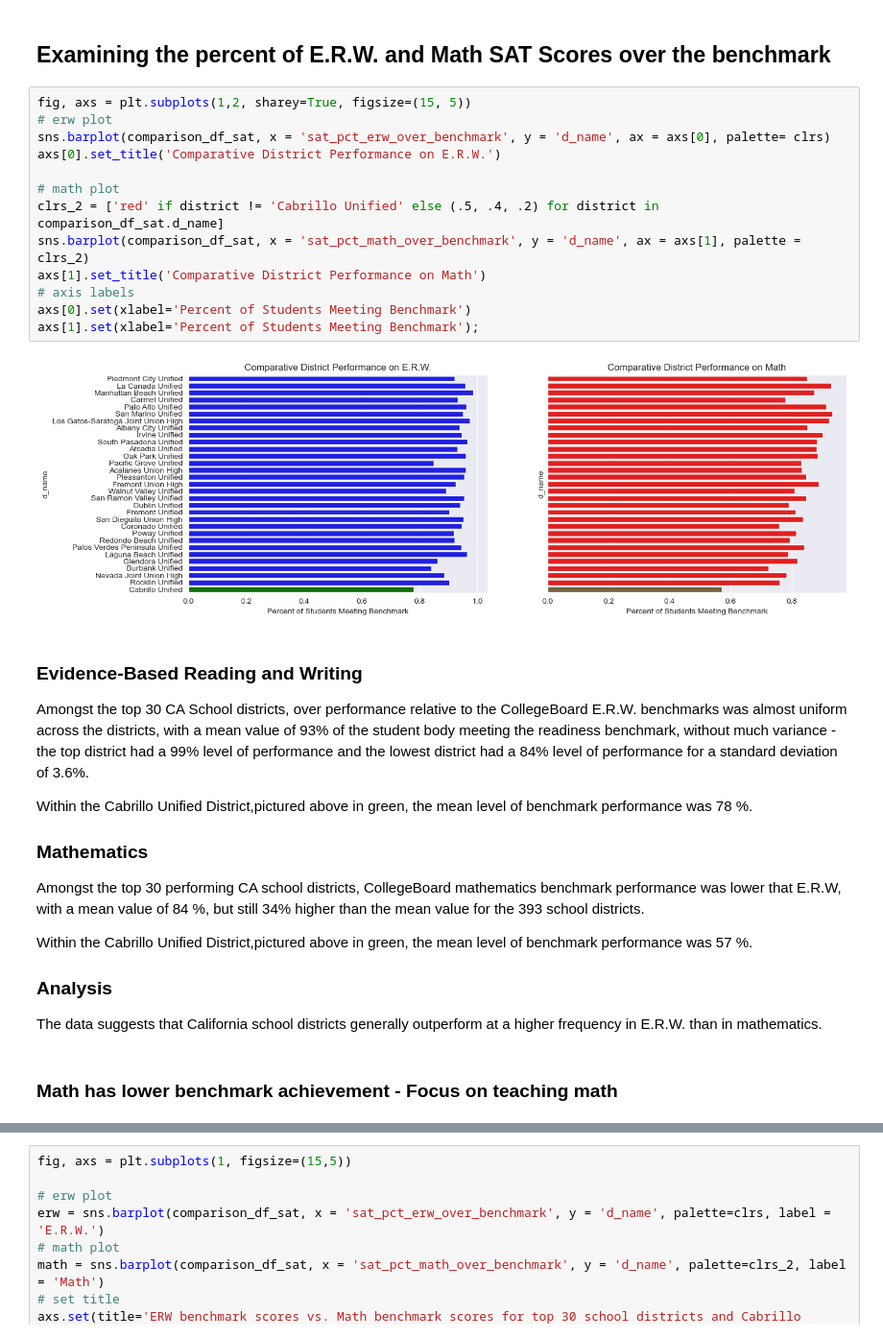
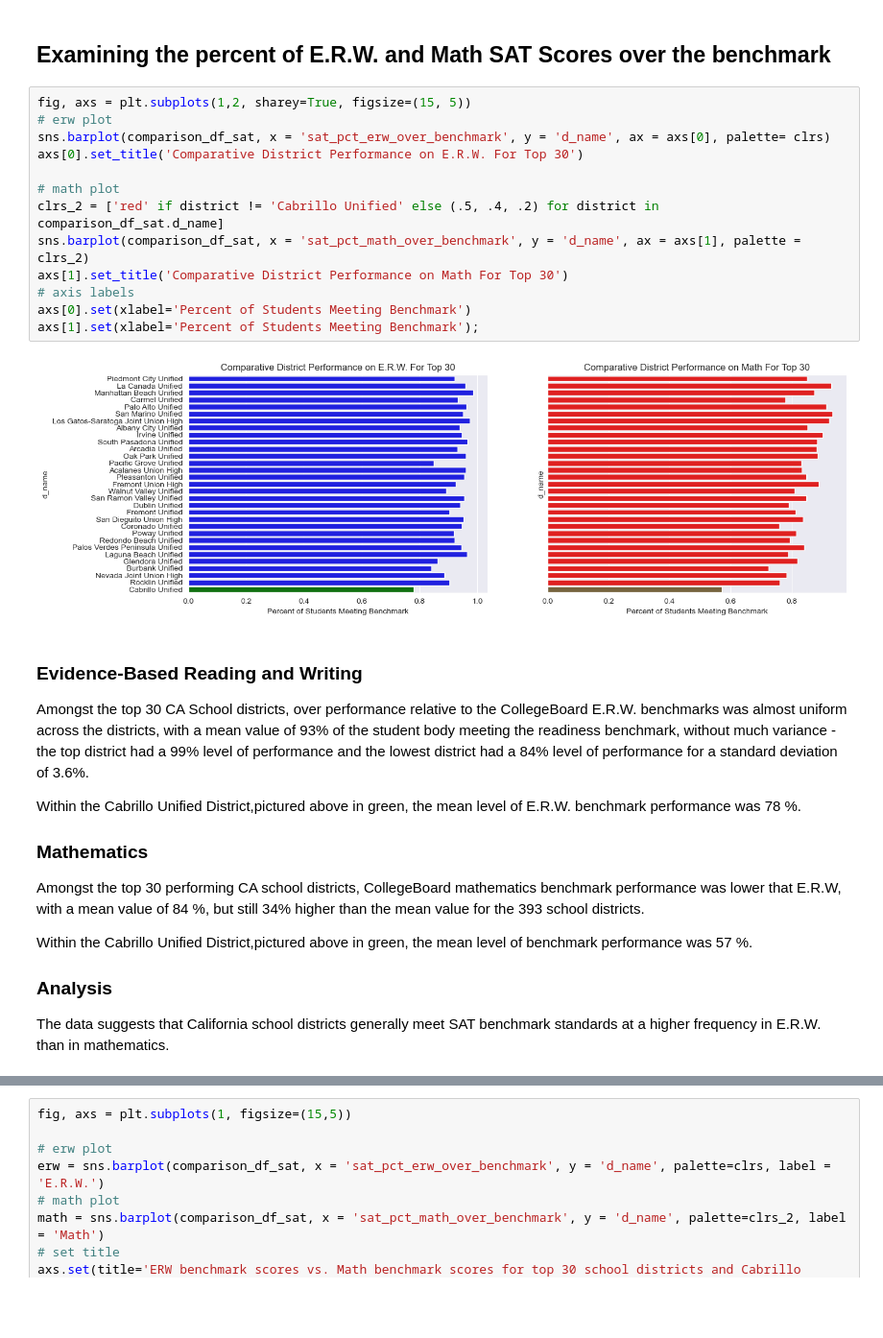
Before and after one commit to AlexSpradling/california_sat_analysis, a Jupyter notebook: code/Alex-Project1.ipynb, the cells around one changed output, grey strips where cells are left out. Shown at 96% size. Saved outputs shown, nothing was run; the diff lists cells and outputs as text; blank space fills up the shorter version.

Commit message:
Added math effects and changed correlation matrix.

```diff
--- a/code/Alex-Project1.ipynb
+++ b/code/Alex-Project1.ipynb
@@ -918,24 +971,24 @@ The difference in benchmark performance between the upper 30 CA school districts
 # %%
 fig, axs = plt.subplots(1,2, sharey=True, figsize=(15, 5))
 # erw plot
 sns.barplot(comparison_df_sat, x = 'sat_pct_erw_over_benchmark', y = 'd_name', ax = axs[0], palette= clrs)
-axs[0].set_title('Comparative District Performance on E.R.W.')
+axs[0].set_title('Comparative District Performance on E.R.W. For Top 30')
 
 # math plot
 clrs_2 = ['red' if district != 'Cabrillo Unified' else (.5, .4, .2) for district in comparison_df_sat.d_name]
 sns.barplot(comparison_df_sat, x = 'sat_pct_math_over_benchmark', y = 'd_name', ax = axs[1], palette = clrs_2)
-axs[1].set_title('Comparative District Performance on Math')
+axs[1].set_title('Comparative District Performance on Math For Top 30')
 # axis labels
 axs[0].set(xlabel='Percent of Students Meeting Benchmark')
 axs[1].set(xlabel='Percent of Students Meeting Benchmark');
 # %% [output]
-[figure, old version]
+[figure, new version]
 # %% [markdown]
 
 ### Evidence-Based Reading and Writing
 Amongst the top 30 CA School districts, over performance relative to the CollegeBoard E.R.W. benchmarks was almost uniform across the districts, with a mean value of 93% of the student body meeting the readiness benchmark, without much variance - the top district had a 99% level of performance and the lowest district had a 84% level of performance for a standard deviation of 3.6%.
 
-Within the Cabrillo Unified District,pictured above in green, the mean level of benchmark performance was 78 %.
+Within the Cabrillo Unified District,pictured above in green, the mean level of E.R.W. benchmark performance was 78 %.
 
 ### Mathematics
 
@@ -944,6 +997,4 @@ Amongst the top 30 performing CA school districts, CollegeBoard mathematics benc
 Within the Cabrillo Unified District,pictured above in green, the mean level of benchmark performance was 57 %.
 ### Analysis
 
-The data suggests that California school districts generally outperform at a higher frequency in E.R.W. than in mathematics.
+The data suggests that California school districts generally meet SAT benchmark standards at a higher frequency in E.R.W. than in mathematics.
-# %% [markdown]
-### Math has lower benchmark achievement - Focus on teaching math
```
Also changed, not shown: parts of 25 cells of this notebook.
